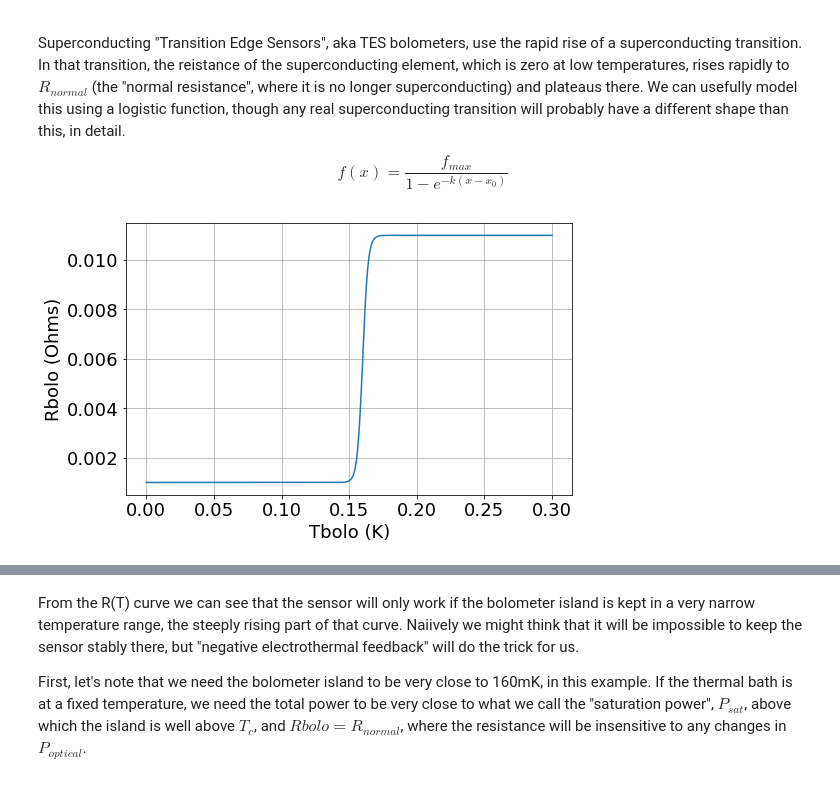
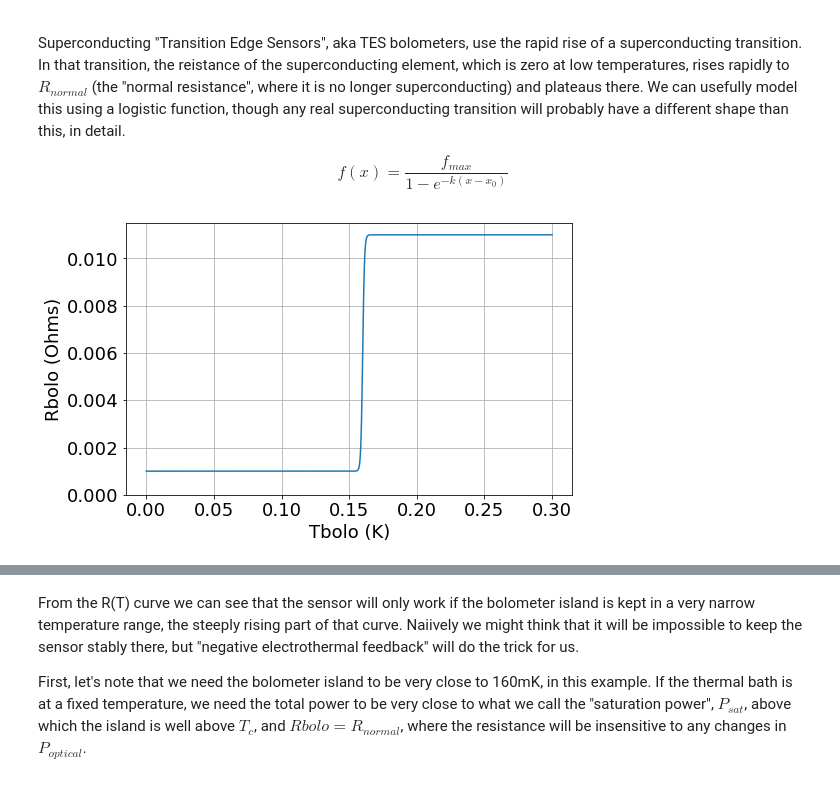
Before and after one commit to JohnRuhl/Tutorials, a Jupyter notebook: TES Bolometers Intro.ipynb, the cells around one changed output, grey strips where cells are left out. Saved outputs shown, nothing was run; the diff lists cells and outputs as text; code cells hidden in the pictures.

```diff
--- a/TES Bolometers Intro.ipynb
+++ b/TES Bolometers Intro.ipynb
@@ -23,26 +23,32 @@ $$ f(x) = \frac{f_{max}}{1 - e^{-k (x-x_0)}} $$
 # %%
 # Logistic function model of R(T) for a TES sensor.
 # The values given lead to a Tc of 160mK, and a transition that is ~20mK wide.
 # The "k" parameter controls the transition width.
 # This example sets Rnormal = 10mOhms;  the appropriate value depends on the
 # kind of readout electronics you're using, with tmux and umux near this, and
 # fmux near 1 Ohm.
 import numpy as np
 import matplotlib.pyplot as plt
 %matplotlib inline
 plt.rcParams.update({'font.size': 18})
 plt.rcParams['figure.figsize'] = [8, 5]
 
-Rnormal = 0.010 # Ohms
-Tc = 0.16
-k = 500
+
+def RofT(T):
+    Rnormal = 0.010 # Ohms
+    Tc = 0.16
+    k = 1500
+    Rbolo = Rnormal/(1+np.exp(-k*(T-Tc)))
+    Rbolo = Rbolo + 0.001
+    return Rbolo
 
 T = np.linspace(0,0.3,1000)
-Rbolo = Rnormal/(1+np.exp(-k*(T-Tc)))+0.001
+Rbolo = RofT(T)
 
 plt.plot(T,Rbolo)
 plt.xlabel('Tbolo (K)')
 plt.ylabel('Rbolo (Ohms)')
+plt.ylim(0)
 plt.grid()
 # %% [output]
-[figure, old version]
+[figure, new version]
```
Also changed, not shown: parts of 15 cells of this notebook.
